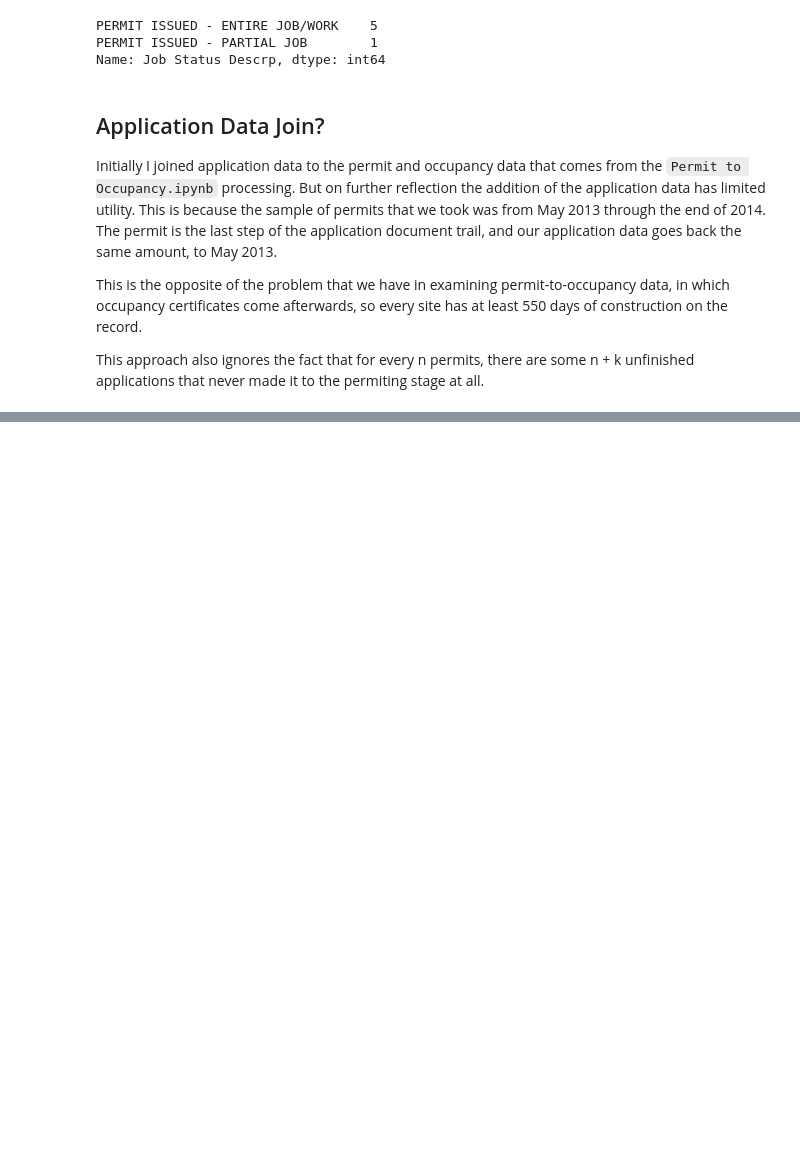
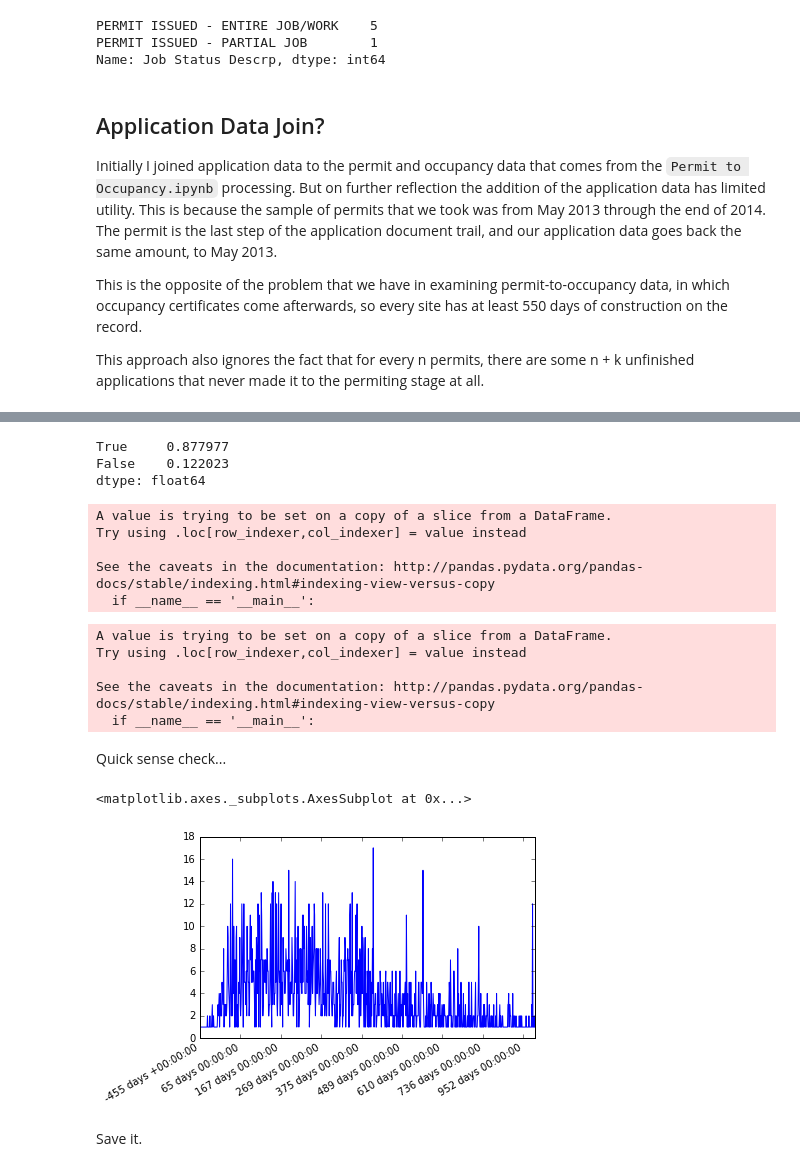
Before and after one commit to techelo/nyc-construction-timeline, a Jupyter notebook: Application-to-Permit Processing.ipynb, the cells around one changed output, grey strips where cells are left out. Saved outputs shown, nothing was run; the diff lists cells and outputs as text; code cells hidden in the pictures; blank space fills up the shorter version.

```diff
--- a/Application-to-Permit Processing.ipynb
+++ b/Application-to-Permit Processing.ipynb
@@ -130,0 +218,19 @@ Key variables:
+# %%
+def get_application_doc(srs):
+    BIN = srs['Bin #']
+    try:
+        non_pre_applications_jobs = jobs[(jobs['Bin #'] == BIN) &
+                                                 (jobs['Job Status Descrp'] != 'PRE-FILING') &
+                                                 (jobs['Job Status Descrp'] != 'PRE-FILING                              ')
+                                        ]
+    except:
+        print("ERROR on", BIN)
+        print(srs)
+        return np.nan
+    # print(non_pre_applications_jobs)
+    if len(non_pre_applications_jobs) > 0:
+        return np.min(non_pre_applications_jobs['Latest Action Date'].values)
+    else:
+        return np.nan
+# %%
+permit_application_times = permit_sample.apply(get_application_doc, axis='columns')
@@ -130,0 +243,24 @@ Key variables:
+# %%
+permit_application_times.notnull().value_counts() / len(permit_application_times)
+# %% [output]
+True     0.877977
+False    0.122023
+dtype: float64
+# %%
+permit_sample['Application Date'] = permit_application_times
+# %% [output]
+A value is trying to be set on a copy of a slice from a DataFrame.
+Try using .loc[row_indexer,col_indexer] = value instead
+
+See the caveats in the documentation: http://pandas.pydata.org/pandas-docs/stable/indexing.html#indexing-view-versus-copy
+  if __name__ == '__main__':
+# %%
+permit_sample['Application Time'] = permit_sample['Issuance Date'] - permit_sample['Application Date']
+# %% [output]
+A value is trying to be set on a copy of a slice from a DataFrame.
+Try using .loc[row_indexer,col_indexer] = value instead
+
+See the caveats in the documentation: http://pandas.pydata.org/pandas-docs/stable/indexing.html#indexing-view-versus-copy
+  if __name__ == '__main__':
+# %% [markdown]
+Quick sense check...
@@ -130,0 +269,7 @@ Key variables:
+# %%
+permit_sample['Application Time'].value_counts().sort_index().plot()
+# %% [output]
+<matplotlib.axes._subplots.AxesSubplot at 0x...>
+[figure, added]
+# %% [markdown]
+Save it.
```
Also changed, not shown: parts of 23 cells of this notebook, 17 other files.
